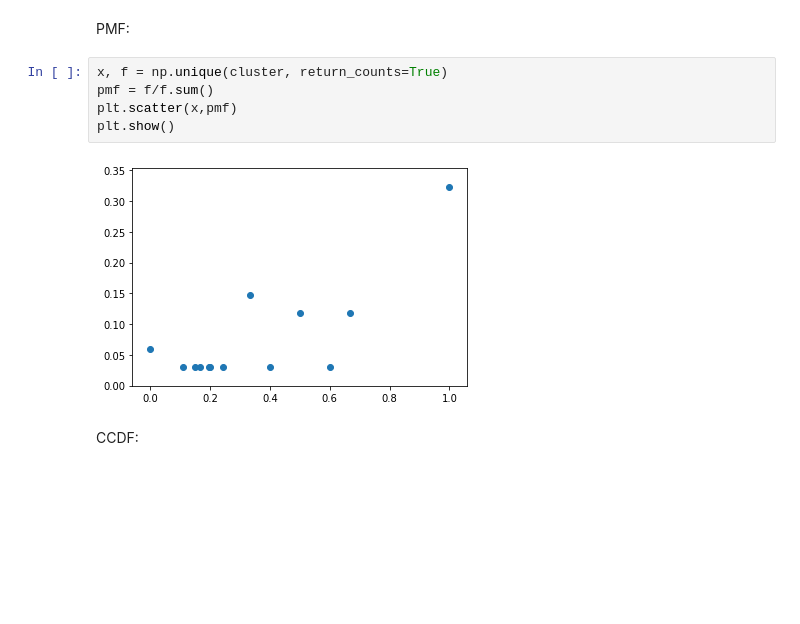
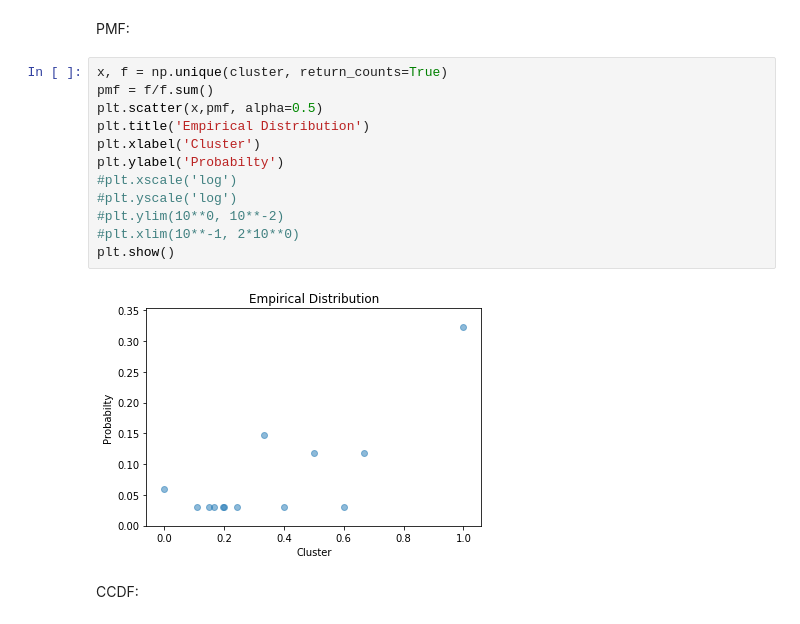
Before and after one commit to cleitonmoya/CPS765-Trabalho1, a Jupyter notebook: karate.ipynb, the cells around one changed output. Saved outputs shown, nothing was run; the diff lists cells and outputs as text; blank space fills up the shorter version.

```diff
--- a/karate.ipynb
+++ b/karate.ipynb
@@ -158,10 +199,17 @@ PMF:
 # %%
 x, f = np.unique(cluster, return_counts=True)
 pmf = f/f.sum()
-plt.scatter(x,pmf)
+plt.scatter(x,pmf, alpha=0.5)
+plt.title('Empirical Distribution')
+plt.xlabel('Cluster')
+plt.ylabel('Probabilty')
+#plt.xscale('log')
+#plt.yscale('log')
+#plt.ylim(10**0, 10**-2)
+#plt.xlim(10**-1, 2*10**0)
 plt.show()
 # %% [output]
-[figure, old version]
+[figure, new version]
 # %% [markdown]
 CCDF:
 # %%
```
Also changed, not shown: parts of 33 cells of this notebook, 45 other files.
